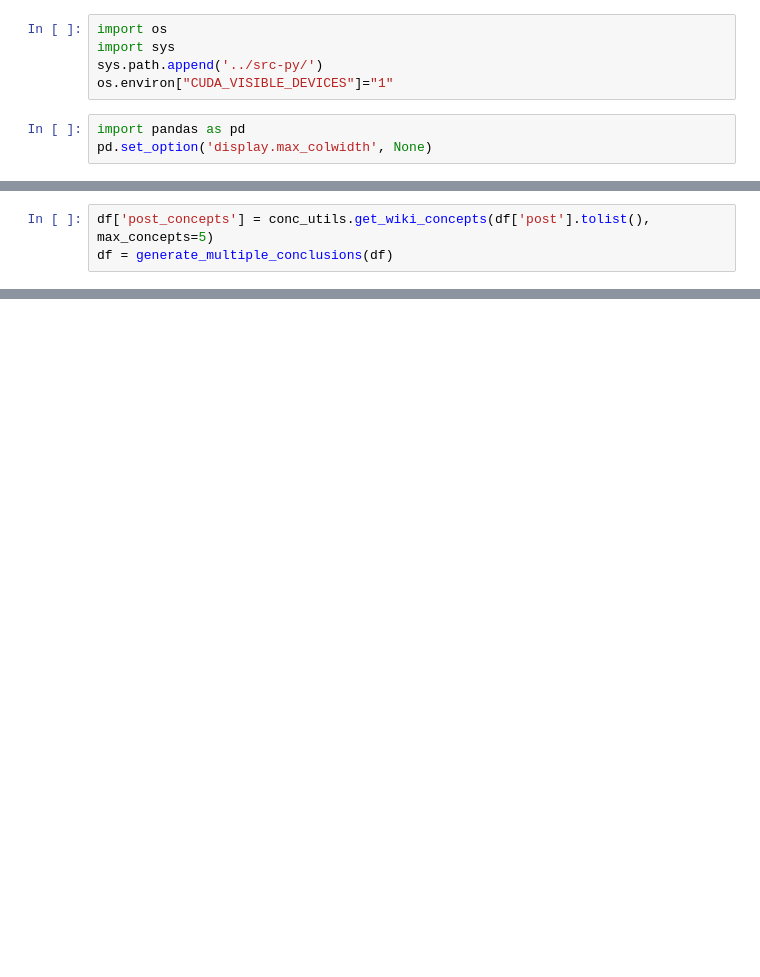
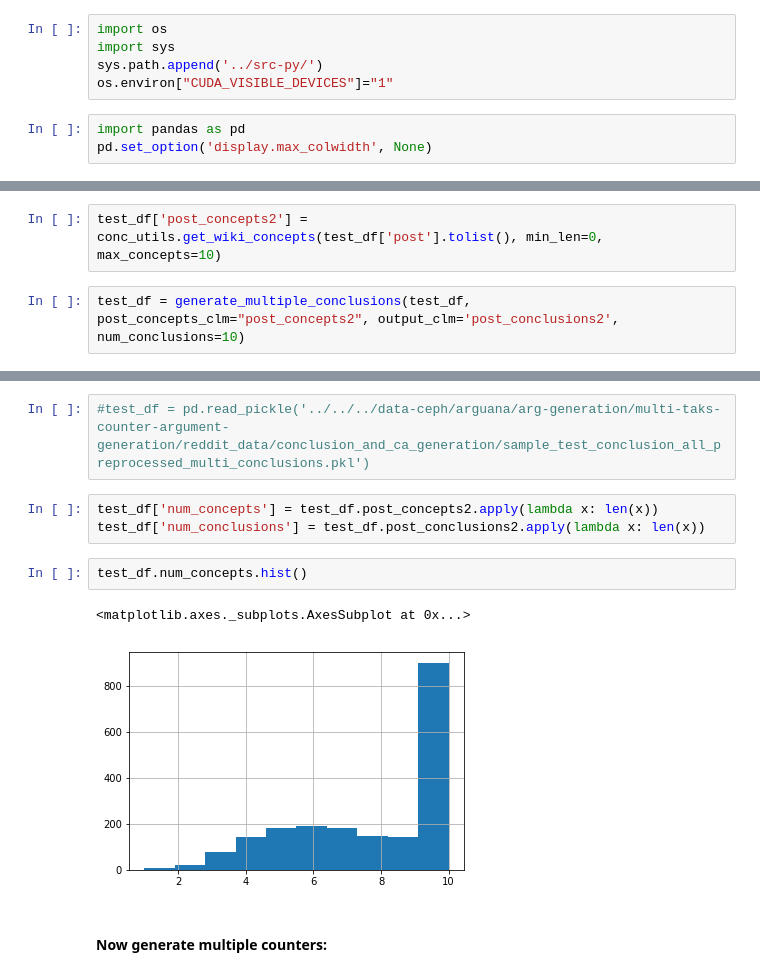
Before and after one commit to webis-de/eacl23-conclusion-based-counter-argument-generation, a Jupyter notebook: prompted-conclusion/prompted-conclusion-generation.ipynb, the cells around one changed output, grey strips where cells are left out. Saved outputs shown, nothing was run; the diff lists cells and outputs as text; blank space fills up the shorter version.

```diff
--- a/prompted-conclusion/prompted-conclusion-generation.ipynb
+++ b/prompted-conclusion/prompted-conclusion-generation.ipynb
@@ -86,3 +13,0 @@ def generate_multiple_conclusions(df):
-# %%
-df['post_concepts'] = conc_utils.get_wiki_concepts(df['post'].tolist(), max_concepts=5)
-df = generate_multiple_conclusions(df)
@@ -143,0 +116,4 @@ sample_test[['post', 'title', 'conclusions']].to_csv('../data/prompted-conclusio
+# %%
+test_df['post_concepts2'] = conc_utils.get_wiki_concepts(test_df['post'].tolist(), min_len=0, max_concepts=10)
+# %%
+test_df = generate_multiple_conclusions(test_df, post_concepts_clm="post_concepts2", output_clm='post_conclusions2', num_conclusions=10)
@@ -143,0 +132,12 @@ sample_test[['post', 'title', 'conclusions']].to_csv('../data/prompted-conclusio
+# %%
+#test_df = pd.read_pickle('../../../data-ceph/arguana/arg-generation/multi-taks-counter-argument-generation/reddit_data/conclusion_and_ca_generation/sample_test_conclusion_all_preprocessed_multi_conclusions.pkl')
+# %%
+test_df['num_concepts'] = test_df.post_concepts2.apply(lambda x: len(x))
+test_df['num_conclusions'] = test_df.post_conclusions2.apply(lambda x: len(x))
+# %%
+test_df.num_concepts.hist()
+# %% [output]
+<matplotlib.axes._subplots.AxesSubplot at 0x...>
+[figure, added]
+# %% [markdown]
+#### Now generate multiple counters:
```
Also changed, not shown: parts of 65 cells of this notebook, 15 other files.
